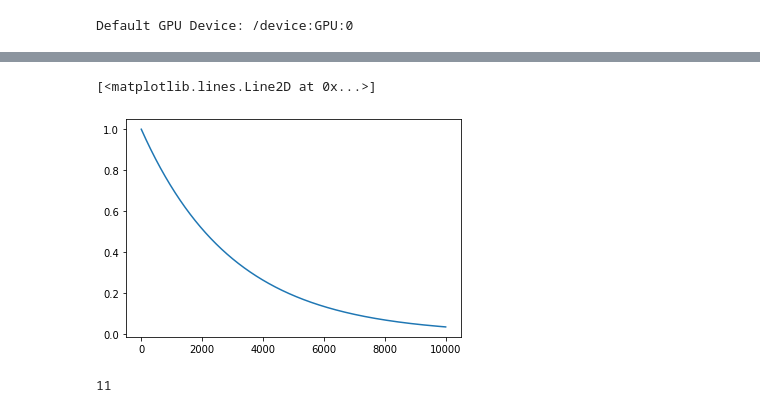
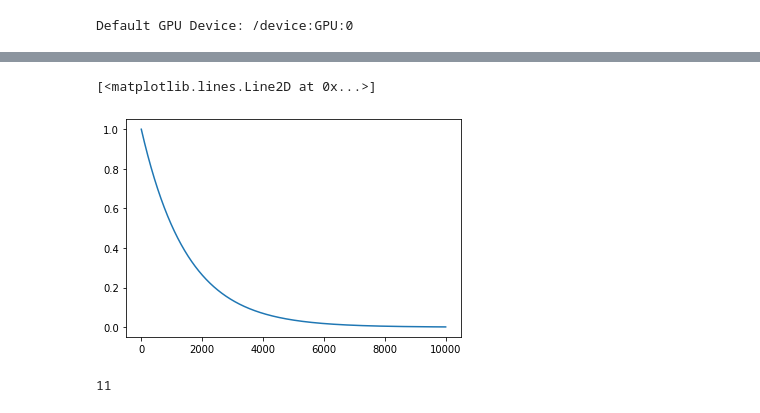
Before and after one commit to santoshpavan/DeepLearningforVRP, a Jupyter notebook: vrp_dqn_update.ipynb, the cells around one changed output, grey strips where cells are left out. Cells and saved outputs as stored; diff of their text form; code cells hidden in the pictures.

```diff
--- a/vrp_dqn_update.ipynb
+++ b/vrp_dqn_update.ipynb
@@ -605,13 +616,13 @@ Path is: [3, 4, 3, 3, 9, 1, 1, 4, 4, 8, 1, 1, 9, 6, 6, 1, 1, 6, 5, 4];P and R: -
 # %%
 x = list(range(10000))
 # print(x)
-k = 3000
+k = 1500
 y = [float(np.exp(-i/k)) for i in x]
 # print(y)
 plt.plot(x,y)
 # %% [output]
 [<matplotlib.lines.Line2D at 0x...>]
-[figure, old version]
+[figure, new version]
 # %%
 plt.plot(x_axis,epsilon_list,'r')
 plt.plot(x_axis,rewards_list,'g')
```
Also changed, not shown: parts of 2 cells of this notebook.
